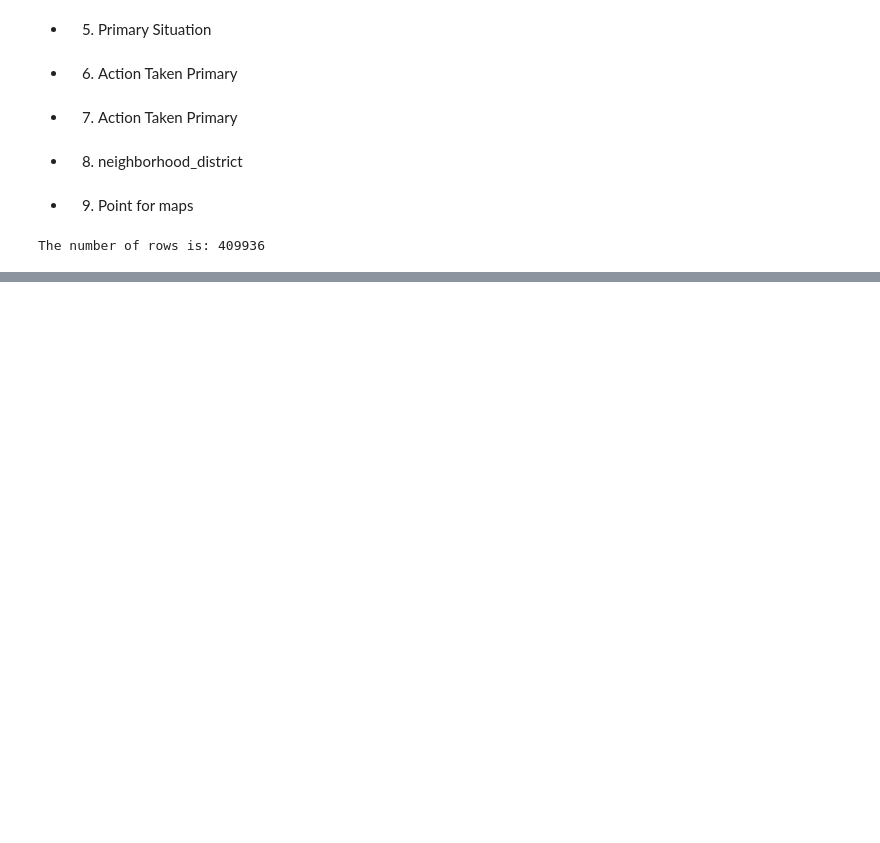
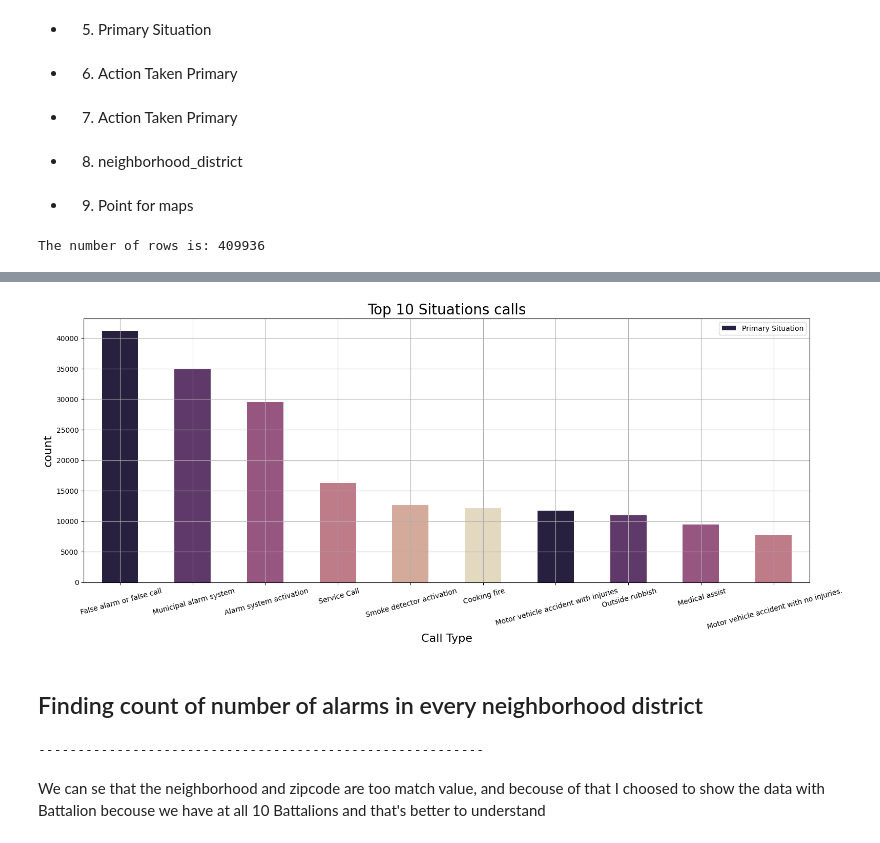
Before and after one commit to Strongside-87/Final_Project, a Jupyter notebook: Final_assigment.ipynb, the cells around one changed output, grey strips where cells are left out. Cells and saved outputs as stored; diff of their text form; code cells hidden in the pictures; blank space fills up the shorter version.

Commit message:
plt ,map and  bokeh plotting is done

```diff
--- a/Final_assigment.ipynb
+++ b/Final_assigment.ipynb
@@ -26,10 +26,11 @@ df = df[(df['Incident Date'] >= '2010-04-01') &
         (df['Incident Date'] <= '2023-04-01')]
 df['Incident Time'] = df['Incident Date'].dt.time
 
+df['Incident year'] = df['Incident Date'].dt.year
 # print the number of rows
 num_rows = df.shape[0]
 print("The number of rows is:", num_rows)
-# print(df.head())
+#print(df.head())
 # %% [output]
 The number of rows is: 409936
 # %%
@@ -48,8 +57,19 @@ df['focuse_Situation_by_number'] = df['Primary Situation'].str[:3]
 # %%
+df['Primary Situation'] = df['Primary Situation'].str.replace('- ', '')
+df.dropna(subset=['Primary Situation'], inplace=True)
+df['Primary Situation'] = df['Primary Situation'].dropna().apply(lambda x: x.split(',')[0])
+#print(call_Situation)
+
 call_Situation = df['Primary Situation']
-print(call_Situation)
 len(call_Situation)
 ListOfSituation = call_Situation.unique()
 print(ListOfSituation)
 # by using unique() fun we can se the diffrenet type of data
+
+Situation_count = call_Situation.value_counts()
+
+# Get the top 15 most frequent situations
+top10 = Situation_count.nlargest(10)
+#print(top10)
+#print(call_Situation)
 # %% [output]
@@ -100,0 +93,60 @@ Name: focuse_Situation_by_number, dtype: int64
+# %%
+import matplotlib.pyplot as plt
+import mplcursors
+import seaborn as sns
+
+fig, ax = plt.subplots(figsize=(16, 7))
+
+# define a color map
+cmap = sns.color_palette("ch:s=-.2,r=.6")[::-1]
+
+# plot the top 10 situations with the colormap
+top10.plot(kind='bar', color=cmap, ax=ax)
+
+# set the chart title and axis labels
+plt.title('Top 10 Situations calls', fontsize=20)
+plt.xlabel('Call Type', fontsize=16)
+plt.ylabel('count', fontsize=16)
+
+# add grid lines
+ax.grid(True)
+
+# adjust x-tick labels rotation and font size
+plt.xticks(rotation=15, fontsize=10)
+new_xticklabels = [label.get_text()[3:] for label in ax.get_xticklabels()]
+ax.set_xticklabels(new_xticklabels)
+
+# add legend
+ax.legend(loc='upper right')
+
+# add annotations
+mplcursors.cursor(ax, hover=True).connect('add', lambda sel: sel.annotation.set_text(f"Situation: {sel.artist.get_label()}\nCalls: {sel.target.get_height()}"))
+
+# adjust spacing
+fig.tight_layout()
+
+fig.subplots_adjust(bottom=0.2)
+# display the chart
+
+
+plt.show()
+# %% [output]
+[figure, added]
+# %% [markdown]
+## Finding count of number of alarms in every neighborhood district
+# %%
+neighborhood = df['neighborhood_district']
+
+ListOfneighborhood = neighborhood.dropna().unique()
+#print(ListOfneighborhood)
+
+#print("the len of neighborhood is: " ,len(ListOfneighborhood))
+print("---------------------------------------------------------")
+zipcode =df['zipcode'].str[:5]
+ListOfzipcode = zipcode.dropna().unique()
+#print(ListOfzipcode)
+#print("the len of zipcode is: ", len(ListOfzipcode))
+# %% [output]
+---------------------------------------------------------
+# %% [markdown]
+We can se that the neighborhood and zipcode are too match value, and becouse of that I choosed to show the data with Battalion becouse we have at all 10 Battalions and that's better to understand
```
Also changed, not shown: parts of 16 cells of this notebook, 8 other files.
